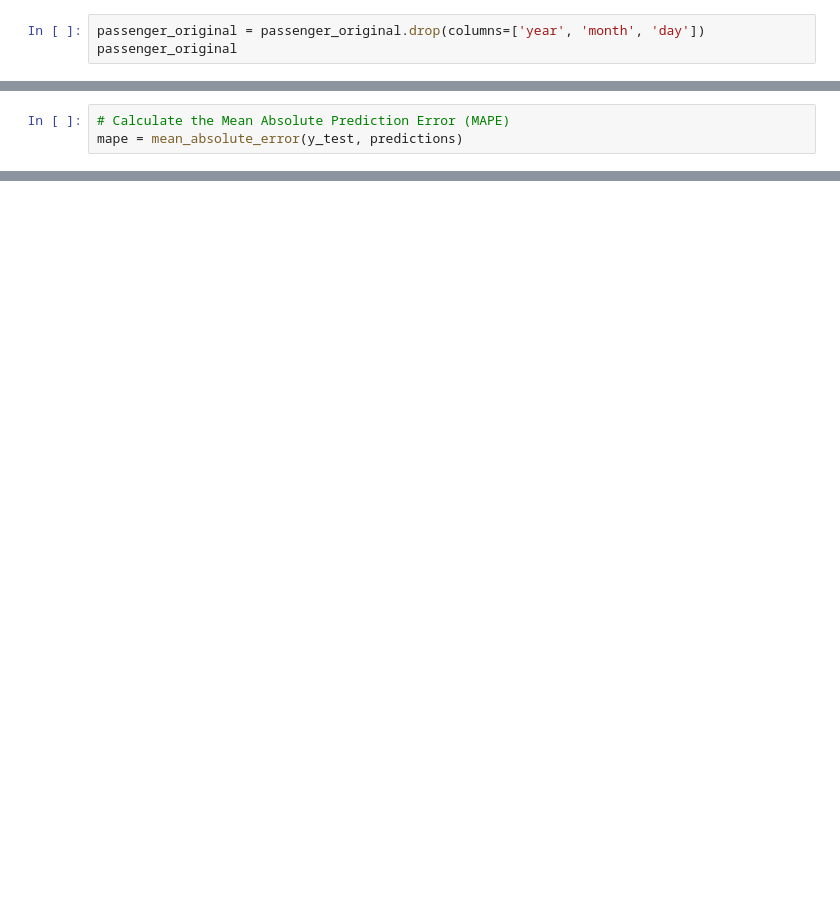
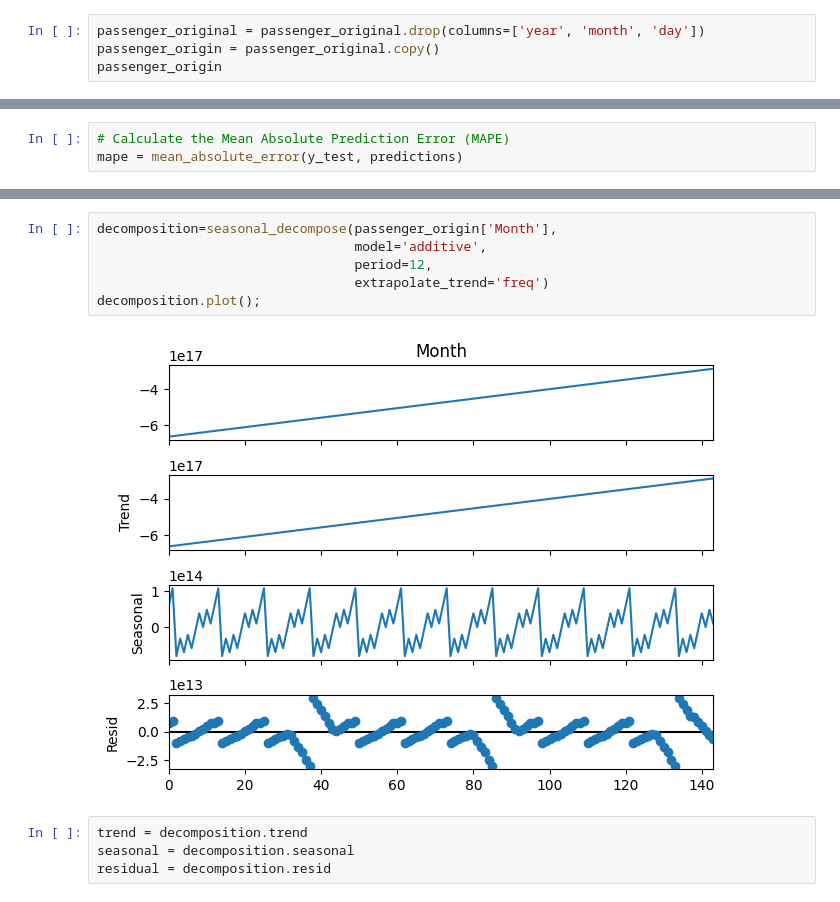
Before and after one commit to andvsilva/programming_school, a Jupyter notebook: notebooks/time-series/Lab_series_temp_2023_2.ipynb, the cells around one changed output, grey strips where cells are left out. Cells and saved outputs as stored; diff of their text form; blank space fills up the shorter version.

```diff
--- a/notebooks/time-series/Lab_series_temp_2023_2.ipynb
+++ b/notebooks/time-series/Lab_series_temp_2023_2.ipynb
@@ -240,7 +241,8 @@ Percentual de venda..........: -7.67%
 ### Ajuste um modelo de regressão (sem considerar os dados do último ano). Faça as previsões para o seguinte ano. Calcule o Erro médio de previsão: Média entre as diferenças absolutas do valor previsto e o valor real correspondente.
 # %%
 passenger_original = passenger_original.drop(columns=['year', 'month', 'day'])
-passenger_original
+passenger_origin = passenger_original.copy()
+passenger_origin
 # %% [output]
 |  | Month | Passengers |
 | 0 | 1949-01-01 | 112 |
@@ -325,0 +340,12 @@ print(f"The Mean Absolute Prediction Error (MAPE) is: {mape:.2f}")
+# %%
+decomposition=seasonal_decompose(passenger_origin['Month'],
+                                 model='additive',
+                                 period=12,
+                                 extrapolate_trend='freq')
+decomposition.plot();
+# %% [output]
+[figure, added]
+# %%
+trend = decomposition.trend
+seasonal = decomposition.seasonal
+residual = decomposition.resid
```
Also changed, not shown: parts of 15 cells of this notebook.
